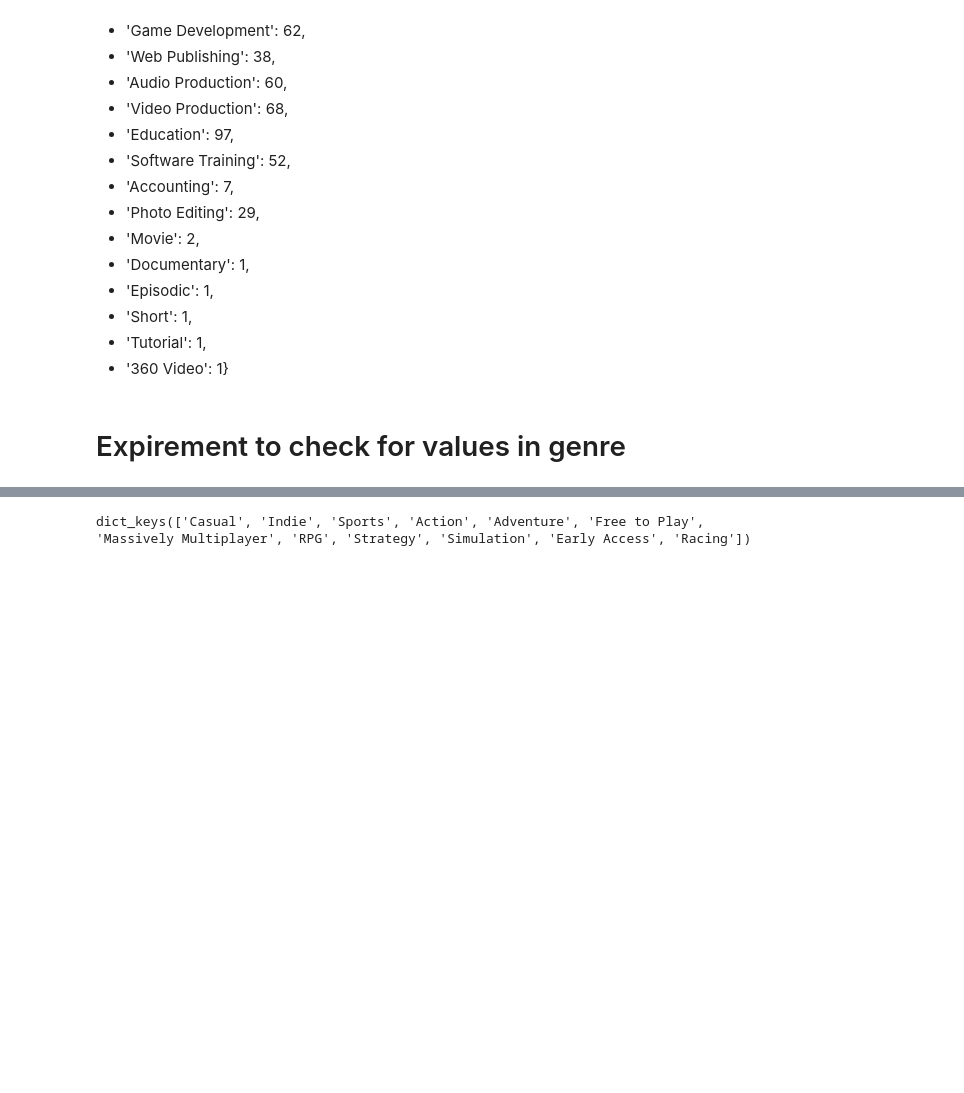
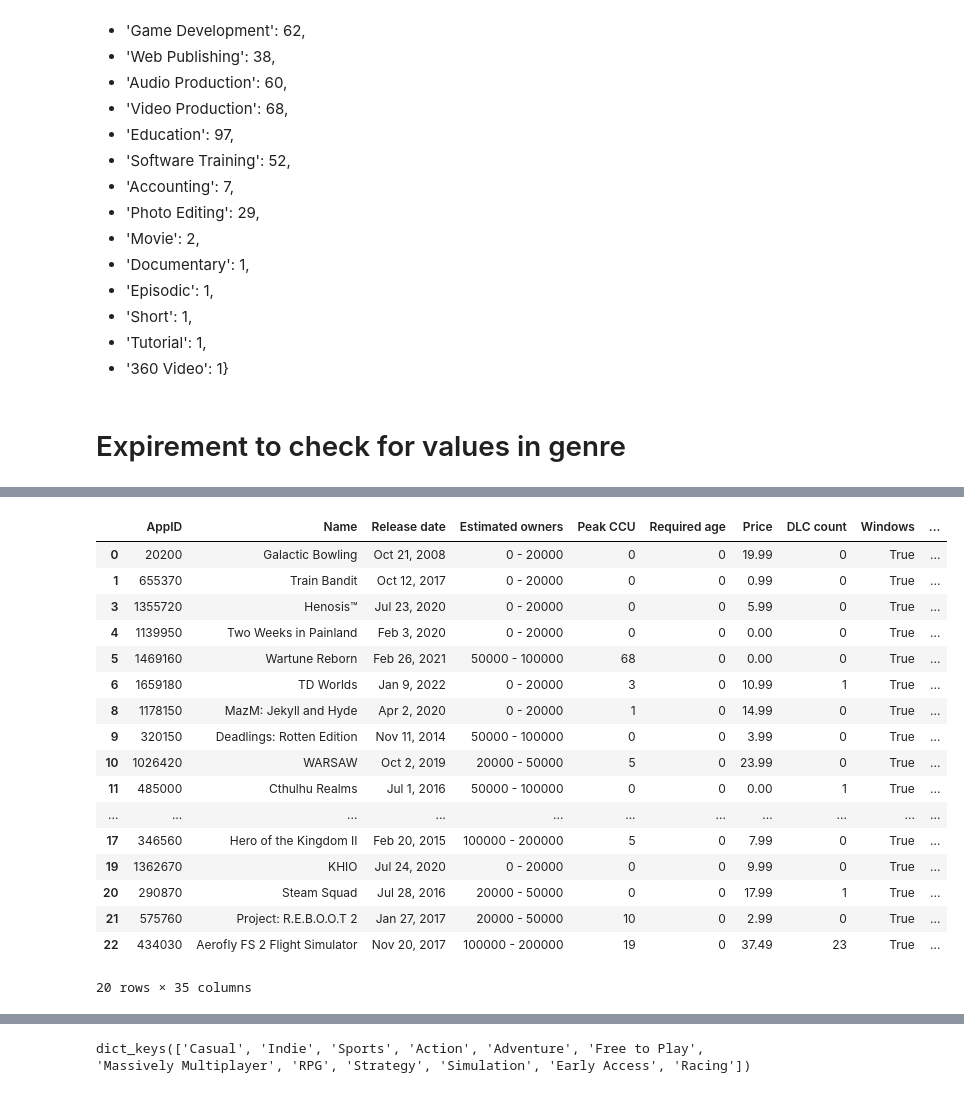
Before and after one commit to jacobiancosine/jacobiancosine, a Jupyter notebook: Capstone_2023_rev_1.ipynb, the cells around one changed output, grey strips where cells are left out. Drawn from its saved outputs; the diff is of its cells as text; code cells hidden in the pictures; blank space fills up the shorter version.

```diff
--- a/Capstone_2023_rev_1.ipynb
+++ b/Capstone_2023_rev_1.ipynb
@@ -553,0 +569,3 @@ games['Remove'] = games['Genres'].apply(lambda x: any([k in x for k in values_to
+# %%
+#sample df to mess witht to add col too
+games_all_col = games_test_clean_genre.copy()
@@ -553,0 +612,3 @@ games['Remove'] = games['Genres'].apply(lambda x: any([k in x for k in values_to
+# %%
+test_test = games_all_col.copy()
+test_test2 = games_all_col.copy()
@@ -553,0 +728,21 @@ games['Remove'] = games['Genres'].apply(lambda x: any([k in x for k in values_to
+# %%
+test_test.head(20)
+# %% [output]
+|  | AppID | Name | Release date | Estimated owners | Peak CCU | Required age | Price | DLC count | Windows | ... |
+| 0 | 20200 | Galactic Bowling | Oct 21, 2008 | 0 - 20000 | 0 | 0 | 19.99 | 0 | True | ... |
+| 1 | 655370 | Train Bandit | Oct 12, 2017 | 0 - 20000 | 0 | 0 | 0.99 | 0 | True | ... |
+| 3 | 1355720 | Henosis™ | Jul 23, 2020 | 0 - 20000 | 0 | 0 | 5.99 | 0 | True | ... |
+| 4 | 1139950 | Two Weeks in Painland | Feb 3, 2020 | 0 - 20000 | 0 | 0 | 0.00 | 0 | True | ... |
+| 5 | 1469160 | Wartune Reborn | Feb 26, 2021 | 50000 - 100000 | 68 | 0 | 0.00 | 0 | True | ... |
+| 6 | 1659180 | TD Worlds | Jan 9, 2022 | 0 - 20000 | 3 | 0 | 10.99 | 1 | True | ... |
+| 8 | 1178150 | MazM: Jekyll and Hyde | Apr 2, 2020 | 0 - 20000 | 1 | 0 | 14.99 | 0 | True | ... |
+| 9 | 320150 | Deadlings: Rotten Edition | Nov 11, 2014 | 50000 - 100000 | 0 | 0 | 3.99 | 0 | True | ... |
+| 10 | 1026420 | WARSAW | Oct 2, 2019 | 20000 - 50000 | 5 | 0 | 23.99 | 0 | True | ... |
+| 11 | 485000 | Cthulhu Realms | Jul 1, 2016 | 50000 - 100000 | 0 | 0 | 0.00 | 1 | True | ... |
+| ... | ... | ... | ... | ... | ... | ... | ... | ... | ... | ... |
+| 17 | 346560 | Hero of the Kingdom II | Feb 20, 2015 | 100000 - 200000 | 5 | 0 | 7.99 | 0 | True | ... |
+| 19 | 1362670 | KHIO | Jul 24, 2020 | 0 - 20000 | 0 | 0 | 9.99 | 0 | True | ... |
+| 20 | 290870 | Steam Squad | Jul 28, 2016 | 20000 - 50000 | 0 | 0 | 17.99 | 1 | True | ... |
+| 21 | 575760 | Project: R.E.B.O.O.T 2 | Jan 27, 2017 | 20000 - 50000 | 10 | 0 | 2.99 | 0 | True | ... |
+| 22 | 434030 | Aerofly FS 2 Flight Simulator | Nov 20, 2017 | 100000 - 200000 | 19 | 0 | 37.49 | 23 | True | ... |
+20 rows × 35 columns
```
Also changed, not shown: parts of 86 cells of this notebook.
